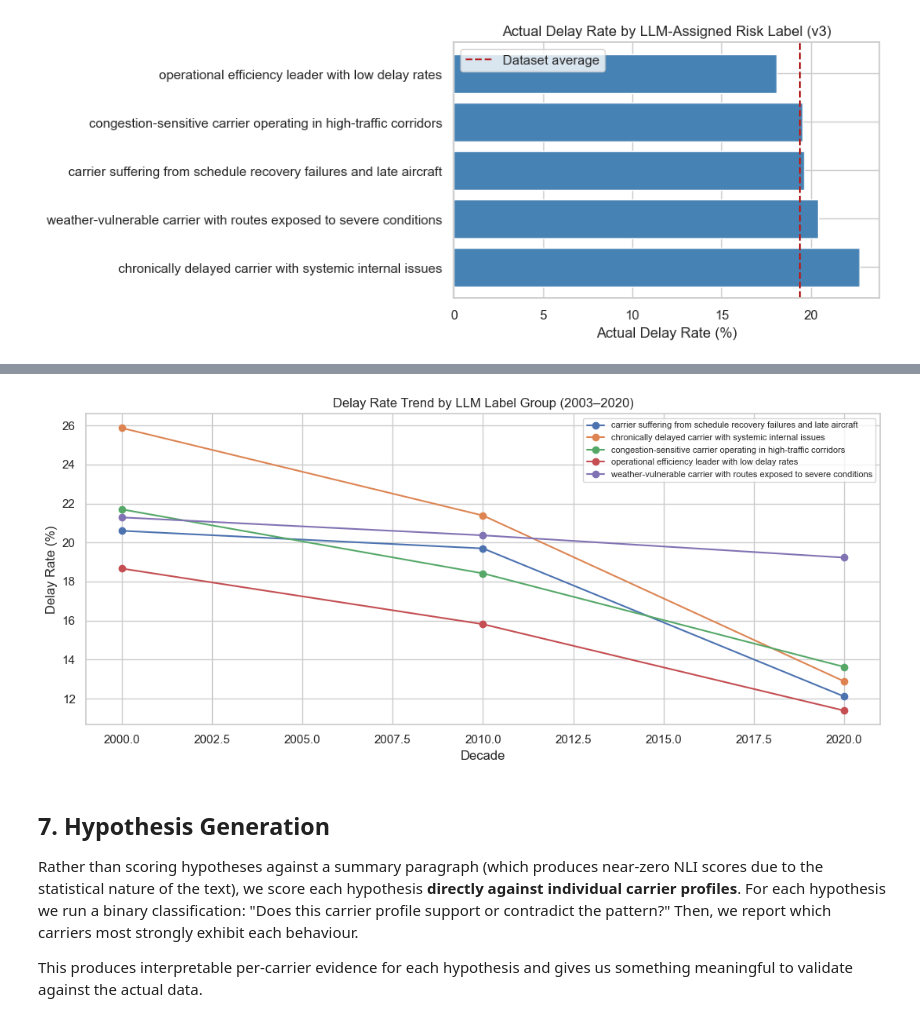
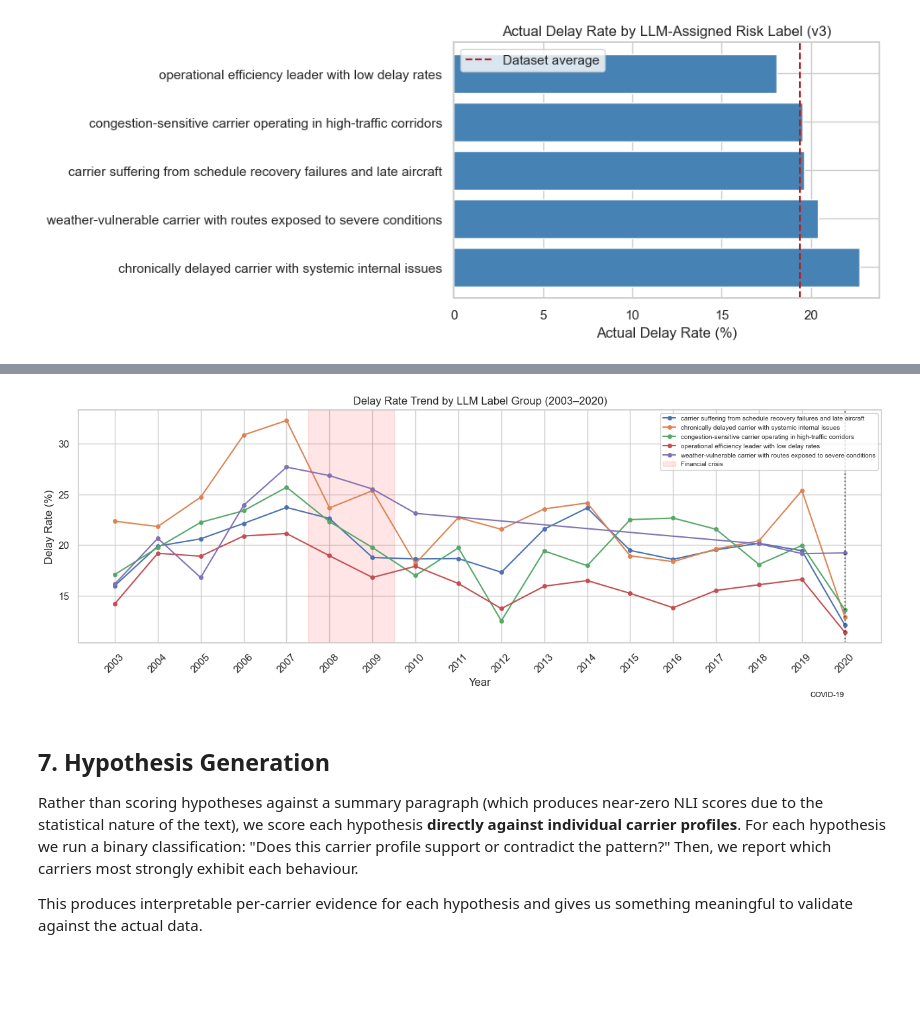
Before and after one commit to jaxendutta/dti6287, a Jupyter notebook: notebooks/02_llm_labeling.ipynb, the cells around one changed output, grey strips where cells are left out. Drawn from its saved outputs; the diff is of its cells as text; code cells hidden in the pictures; blank space fills up the shorter version.

```diff
--- a/notebooks/02_llm_labeling.ipynb
+++ b/notebooks/02_llm_labeling.ipynb
@@ -281,13 +294,15 @@ print(f'  hypothesis template (v4):    "{HYPOTHESIS_TEMPLATE_V4}"')
   hypothesis template (v2/v3): "This text describes {}."
   hypothesis template (v4):    "This airline performs similarly to {}."
 # %%
+from tqdm import tqdm
+
 def run_classification(label_set: list, version_name: str, hypothesis_template: str = '{}') -> pd.DataFrame:
     """Run zero-shot classification for all carriers against a given label set."""
     results = []
     print(f'> Running {version_name} ({len(label_set)} labels × {len(agg)} carriers)...')
     t0 = time.time()
 
-    for _, row in agg.iterrows():
+    for _, row in tqdm(agg.iterrows(), total=len(agg), desc=version_name, unit='carrier'):
         text = profile_to_text(row)
         out  = classifier(
             text,
@@ -295,8 +310,7 @@ def run_classification(label_set: list, version_name: str, hypothesis_template:
             hypothesis_template=hypothesis_template,
             multi_label=False,
         )
-
-        result = {
+        results.append({
             'carrier_code': row['Reporting_Airline'],
             'carrier_name': row['CarrierName'],
             'delay_rate_pct': row['delay_rate_pct'],
@@ -306,16 +320,16 @@ def run_classification(label_set: list, version_name: str, hypothesis_template:
             'second_score': round(out['scores'][1], 4) if len(out['scores']) > 1 else None,
             'all_labels': out['labels'],
             'all_scores': [round(s, 4) for s in out['scores']],
-        }
-        results.append(result)
+        })
 
     df_out = pd.DataFrame(results)
     elapsed = time.time() - t0
-    print(f'  Done in {elapsed:.1f}s ({elapsed/len(agg):.1f}s per carrier)')
+    print(f'  > Done in {elapsed:.1f}s ({elapsed/len(agg):.1f}s per carrier)')
 
     out_path = LLM_OUTPUT / f'labels_{version_name}.csv'
     df_out.to_csv(out_path, index=False)
-    print(f'  Saved: {out_path}')
+    print(f'  > Saved: {out_path}')
+
     return df_out
 # %%
 results_v1 = run_classification(LABELS_V1, 'v1_binary')
@@ -394,7 +409,7 @@ plt.show()
 # Face validity: v3 labels vs actual delay rate
 # Expectation: 'operational efficiency leader' should map to lower delay rates
 
-fig, ax = plt.subplots(figsize=(11, 5))
+fig, ax = plt.subplots(figsize=(11, 4))
 
 label_order = results_v3.groupby('top_label')['delay_rate_pct'].mean().sort_values().index.tolist()
 
@@ -411,10 +426,10 @@ for label in label_order:
         ax.annotate(
             r['carrier_code'],
             (r['delay_rate_pct'], label),
-            textcoords='offset points',
-            xytext=(4, 0),
+            ha='center',
+            va='center',
             fontsize=7,
-            color='#444',
+            color='white',
         )
 
 ax.set_xlabel('Actual Delay Rate (%)')
@@ -582,26 +674,34 @@ plt.show()
 # %%
-# Insight 2: Delay trend over decades by label group
+# Insight 2: Delay trend over the years by label group
 insight2 = (
     df[(df['delay_risk_label'] != 'unlabeled') & (df['Year'] >= 2003)]
-    .groupby(['Decade', 'delay_risk_label'])['IsDelayed']
+    .groupby(['Year', 'delay_risk_label'])['IsDelayed']
     .mean()
     .reset_index()
     .rename(columns={'IsDelayed': 'delay_rate'})
 )
 
-fig, ax = plt.subplots(figsize=(11, 5))
+fig, ax = plt.subplots(figsize=(13, 5))
 for label, grp in insight2.groupby('delay_risk_label'):
-    ax.plot(grp['Decade'], grp['delay_rate'] * 100, marker='o', label=label)
+    ax.plot(grp['Year'], grp['delay_rate'] * 100, marker='o', markersize=4, label=label)
 
-ax.set_xlabel('Decade')
+# Annotate key events
+ax.axvspan(2007.5, 2009.5, alpha=0.1, color='red', label='Financial crisis')
+ax.axvline(2020, color='black', linestyle=':', alpha=0.5)
+ax.annotate('COVID-19', xy=(2020, ax.get_ylim()[0]), xytext=(2019.2, 5),
+            fontsize=8, color='black')
+
+ax.set_xlabel('Year')
 ax.set_ylabel('Delay Rate (%)')
 ax.set_title('Delay Rate Trend by LLM Label Group (2003–2020)')
-ax.legend(fontsize=8, loc='upper right')
+ax.legend(fontsize=7, loc='upper right')
+ax.set_xticks(range(2003, 2021))
+ax.tick_params(axis='x', rotation=45)
 plt.tight_layout()
 plt.savefig(LLM_OUTPUT / 'trend_by_label.png', dpi=150)
 plt.show()
 # %% [output]
-[figure, old version]
+[figure, new version]
 # %% [markdown]
 ## 7. Hypothesis Generation
 
```
Also changed, not shown: parts of 16 cells of this notebook.
